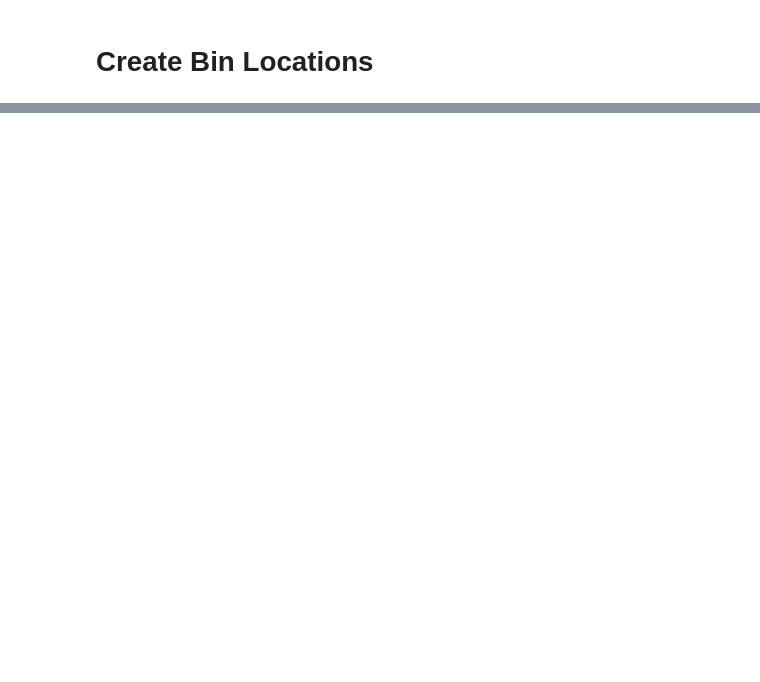
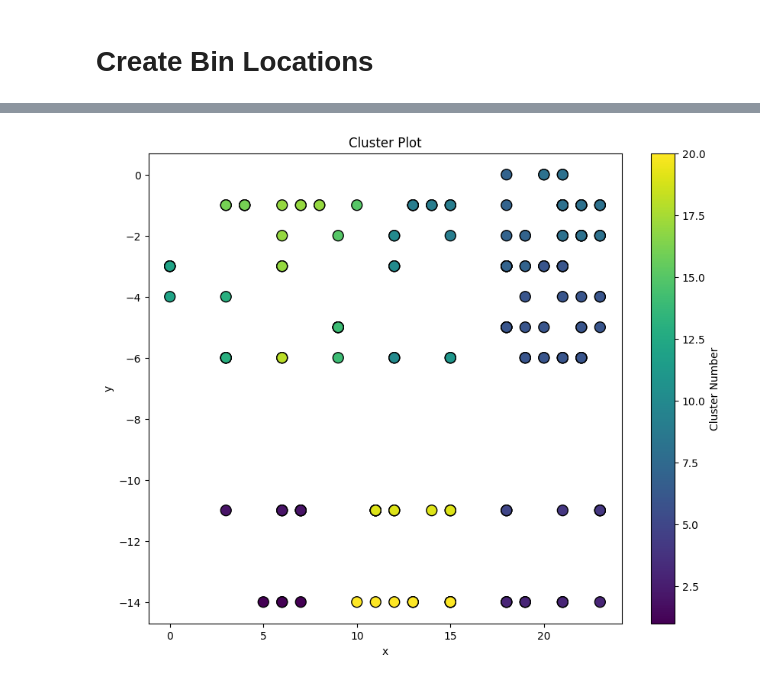
Before and after one commit to coleandreoli/warehouseTSP, a Jupyter notebook: warehouse_data.ipynb, the cells around one changed output, grey strips where cells are left out. Cells and saved outputs as stored; diff of their text form; code cells hidden in the pictures; blank space fills up the shorter version.

```diff
--- a/warehouse_data.ipynb
+++ b/warehouse_data.ipynb
@@ -315,0 +440,12 @@ possible_bins = df_wh["node"].to_list()
+# %%
+# Construct distance matrix
+nodes = np.sort(df_wo2.bin.unique())
+n = len(nodes)
+distance_matrix = np.zeros((n, n))
+
+for i, i_n in enumerate(nodes):
+    for j, j_n in enumerate(nodes):
+        if i != j:
+            # Compute the shortest path distance between nodes[i] and nodes[j]
+            distance_matrix[i, j] = g.find_path(i_n, j_n, node=True)[1]
+distance_matrix
@@ -315,0 +460,9 @@ possible_bins = df_wh["node"].to_list()
+# %%
+from scipy.cluster.hierarchy import linkage, fcluster
+from scipy.spatial.distance import squareform
+import matplotlib.pyplot as plt
+condensed_distance = squareform(distance_matrix)
+Z = linkage(condensed_distance, method="average")
+k = 20
+clusters = fcluster(Z, k, criterion="maxclust")
+clusters
@@ -315,0 +475,4 @@ possible_bins = df_wh["node"].to_list()
+# %%
+for node, cluster in zip(nodes, clusters):
+    df_wo2.loc[df_wo2["bin"] == node, "cluster"] = cluster
+df_wo2.head()
@@ -315,0 +486,20 @@ possible_bins = df_wh["node"].to_list()
+# %%
+plt.figure(figsize=(10, 8))
+scatter = plt.scatter(df_wo2['x'], -df_wo2['y'],
+                      c=df_wo2['cluster'],       # Color points by cluster number.
+                      cmap='viridis',        # Choose a colormap.
+                      s=100,                 # Size of each point.
+                      edgecolor='k')         # Optional: add a black edge for better contrast.
+
+# Add a colorbar to show cluster numbers.
+cbar = plt.colorbar(scatter)
+cbar.set_label('Cluster Number')
+
+# Add plot labels and title.
+plt.xlabel('x')
+plt.ylabel('y')
+plt.title('Cluster Plot')
+
+plt.show()
+# %% [output]
+[figure, added]
```
Also changed, not shown: parts of 21 cells of this notebook, 4 other files.
